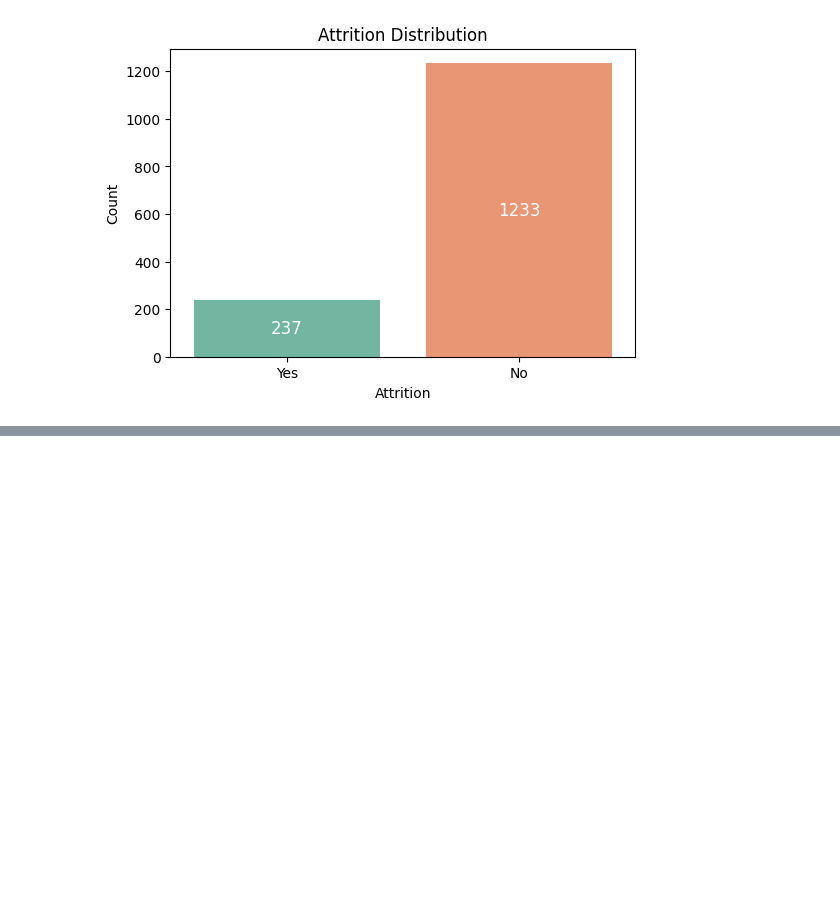
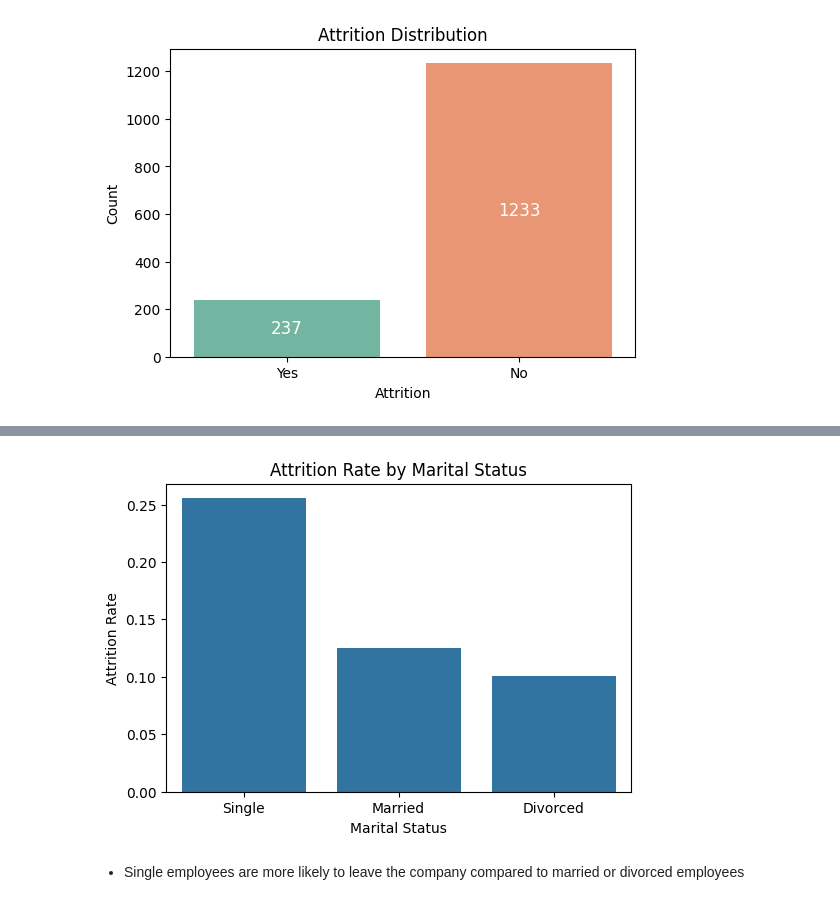
Before and after one commit to mariyamjabir/HR_Analytics, a Jupyter notebook: notebooks/01_EDA_and_Data_Preprocessing.ipynb, the cells around one changed output, grey strips where cells are left out. Saved outputs shown, nothing was run; the diff lists cells and outputs as text; code cells hidden in the pictures; blank space fills up the shorter version.

```diff
--- a/notebooks/01_EDA_and_Data_Preprocessing.ipynb
+++ b/notebooks/01_EDA_and_Data_Preprocessing.ipynb
@@ -99,0 +279,11 @@ plt.show()
+# %%
+plt.figure(figsize=(6,4))
+sns.barplot(x='MaritalStatus', y='Attrition', data=df, errorbar=None)
+plt.title("Attrition Rate by Marital Status")
+plt.ylabel("Attrition Rate")
+plt.xlabel("Marital Status")
+plt.show()
+# %% [output]
+[figure, added]
+# %% [markdown]
+- Single employees are more likely to leave the company compared to married or divorced employees
```
Also changed, not shown: parts of 27 cells of this notebook.
